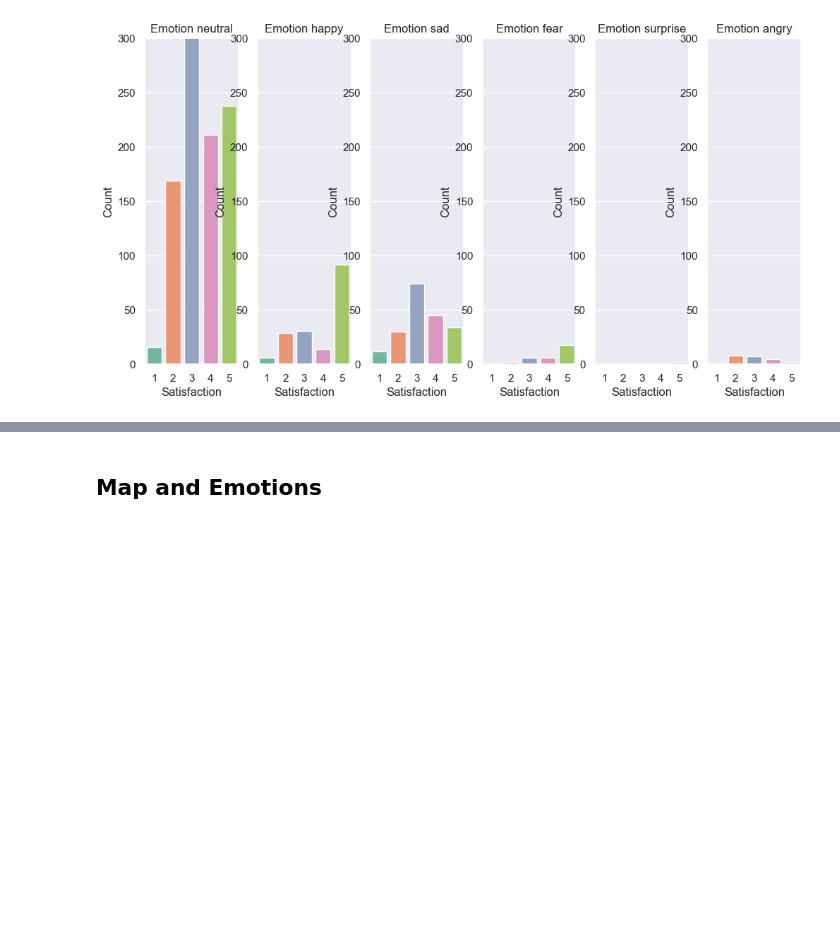
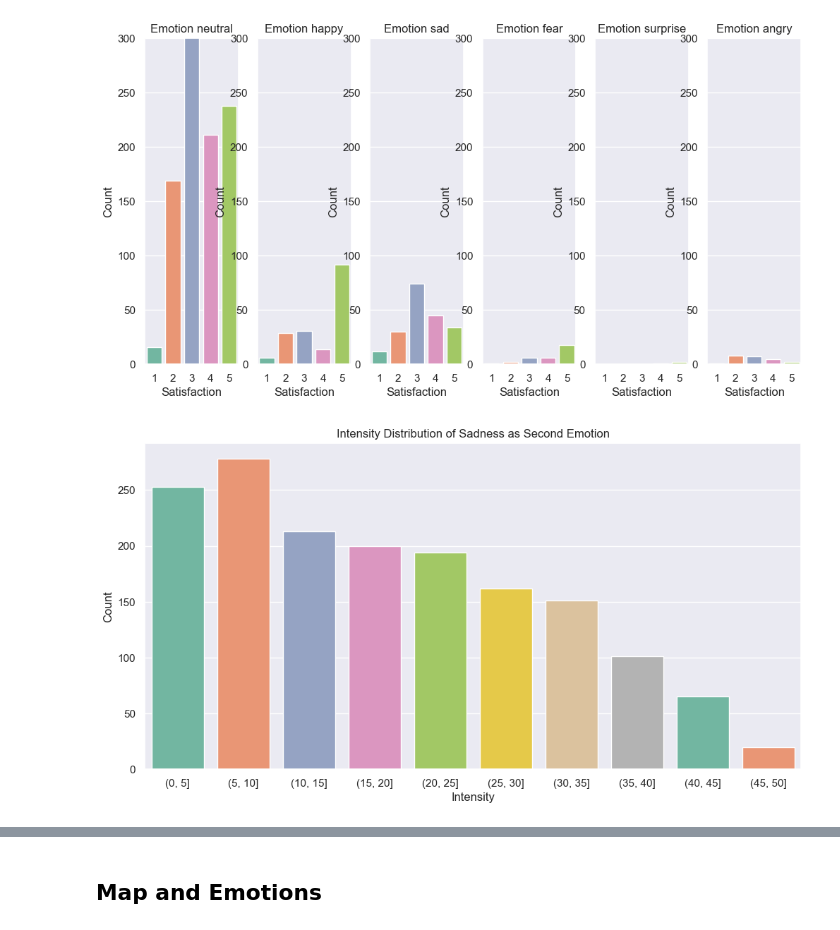
Before and after one commit to KarolinaMaczka/EndlessRunGame, a Jupyter notebook: analyses/emotions_analyse.ipynb, the cells around one changed output, grey strips where cells are left out. Saved outputs shown, nothing was run; the diff lists cells and outputs as text; code cells hidden in the pictures; blank space fills up the shorter version.

```diff
--- a/analyses/emotions_analyse.ipynb
+++ b/analyses/emotions_analyse.ipynb
@@ -233,3 +268,20 @@ for i, emotion in enumerate(df_plot['first_emotion'].unique()):
     ax[i].set_ylim(0, 300)
 # %% [output]
 [figure]
+# %%
+# plot intensity distribution of sadness as second emotion
+df_plot = df.copy()
+df_plot = df_plot[df_plot['second_emotion'] == 'sad']
+df_plot = df_plot.dropna(subset=['second_emotion_value'])
+df_plot['second_emotion_value'] = df_plot['second_emotion_value'].astype('float')
+df_plot['second_emotion_value'] = pd.cut(df_plot['second_emotion_value'], bins=range(0, 51, 5))
+df_plot['second_emotion_value'] = df_plot['second_emotion_value'].astype('category')
+
+fig, ax = plt.subplots(1, 1, figsize=(12, 6))
+sns.countplot(x='second_emotion_value', data=df_plot, palette='Set2', ax=ax)
+ax.set_title('Intensity Distribution of Sadness as Second Emotion')
+ax.set_xlabel('Intensity')
+ax.set_ylabel('Count')
+plt.show()
+# %% [output]
+[figure, added]
```
Also changed, not shown: parts of 7 cells of this notebook, 2 other files.
